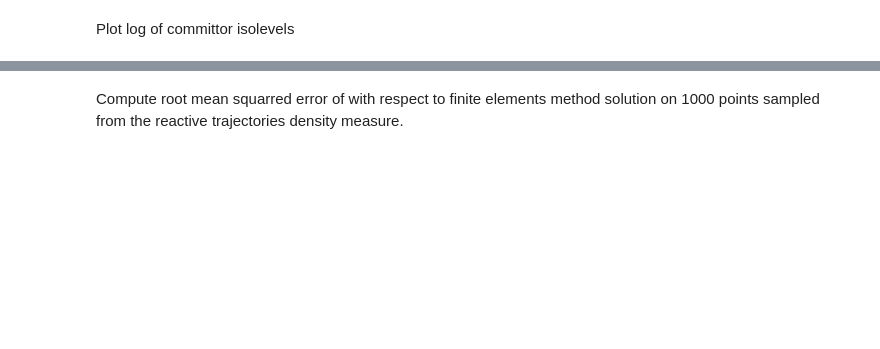
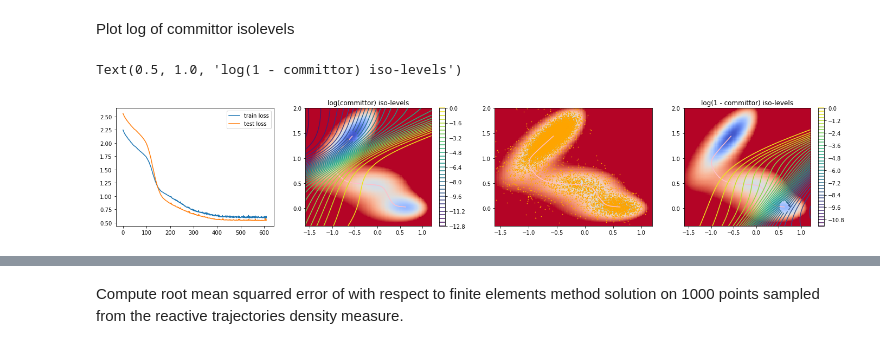
Before and after one commit to thomaspigeon/2dpotentials, a Jupyter notebook: Committor_MullerBrown.ipynb, the cells around one changed output, grey strips where cells are left out. Saved outputs shown, nothing was run; the diff lists cells and outputs as text; code cells hidden in the pictures; blank space fills up the shorter version.

```diff
--- a/Committor_MullerBrown.ipynb
+++ b/Committor_MullerBrown.ipynb
@@ -40,6 +38,6 @@ ax.legend()
 # %%
-K = 1000 # number o short trajectories
-N = 1 # time lagg in number of delta t
-batch_size = K // 2
+K = 4 * 10**4 # number o short trajectories
+N = 2 # time lagg in number of delta t
+batch_size = 10**3
 max_epochs = 10000
 # %%
@@ -75,19 +73,19 @@ committor = CommittorOneDecoder([2, 5, 1], [1, 10, 10, 2], 0, pot)
 # Create training object
 committor_training = TainCommittorOverdampedOneDecoder(committor, pot, dataset)
 # Do train test splitt of the dataset
-committor_training.train_test_split(train_size= K)
+committor_training.train_test_split(train_size=K)
 committor_training.split_training_dataset_K_folds(2)
 committor_training.set_train_val_data(0)
 # Set the optimizer
-committor_training.set_optimizer('Adam', 0.005)
+committor_training.set_optimizer('Adam', 0.001)
 # Set the loss function parameters
 loss_params = {}
 loss_params["ito_loss_weight"] = 1.0
 loss_params["n_wait"] = 50
 committor_training.set_loss_weight(loss_params)
 # Set the batch size and a max number of epochs
-batch_size = K // 2
-max_epochs = 5000
+batch_size = 10**3
+max_epochs = 10000
 # %% [output]
 squared_grad_boltz_weight value not provided, set to default value of:  0.0
 mse_boltz_weight value not provided, set to default value of:  0.0
@@ -112,29 +115,32 @@ Plot log of committor isolevels
 # %%
 xi_on_grid = committor_training.committor_model.xi_forward(pot.x2d).reshape([100, 100])
 fig, (ax0, ax1, ax2, ax3) = plt.subplots(1, 4, figsize=(24, 4))
 # loss function evolution
-ax0.plot(loss_dict["train_loss"][10:], label='train loss')
-ax0.plot(loss_dict["test_loss"][10:], label='test loss')
+ax0.plot(loss_dict["train_loss"][210:], label='train loss')
+ax0.plot(loss_dict["test_loss"][210:], label='test loss')
 ax0.legend()
 # log committor plot
 pot.plot_potential_heat_map(ax1)
 ax1.plot(pot.minimum_energy_paths[0][:, 0], pot.minimum_energy_paths[0][:, 1], color='pink', label='Minimum energy path')
 ax1.plot(pot.minimum_energy_paths[1][:, 0], pot.minimum_energy_paths[1][:, 1], color='pink')
 contour1 = ax1.contour(pot.x_plot, pot.y_plot, np.log(xi_on_grid), 40, cmap='viridis')
 fig.colorbar(contour1, ax=ax1)
 ax1.set_title("log(committor) iso-levels")
 # dataset distribution
 pot.plot_potential_heat_map(ax2)
 ax2.plot(pot.minimum_energy_paths[0][:, 0], pot.minimum_energy_paths[0][:, 1], color='pink', label='Minimum energy path')
 ax2.plot(pot.minimum_energy_paths[1][:, 0], pot.minimum_energy_paths[1][:, 1], color='pink')
 ax2.scatter(committor_training.train_data[:, 0], committor_training.train_data[:, 1], color='orange', s=0.5)
 # log 1- committor plot
 pot.plot_potential_heat_map(ax3)
 ax3.plot(pot.minimum_energy_paths[0][:, 0], pot.minimum_energy_paths[0][:, 1], color='pink', label='Minimum energy path')
 ax3.plot(pot.minimum_energy_paths[1][:, 0], pot.minimum_energy_paths[1][:, 1], color='pink')
 contour3 = ax3.contour(pot.x_plot, pot.y_plot, np.log(1 - xi_on_grid), 40, cmap='viridis')
 fig.colorbar(contour3, ax=ax3)
 ax3.set_title("log(1 - committor) iso-levels")
+# %% [output]
+Text(0.5, 1.0, 'log(1 - committor) iso-levels')
+[figure, added]
 # %%
 pts = np.loadtxt('mueller_pts.csv', delimiter=',', dtype=float)
 tri = np.loadtxt('mueller_tri.csv', delimiter=',', dtype=int)
```
Also changed, not shown: parts of 9 cells of this notebook, 3 other files.
